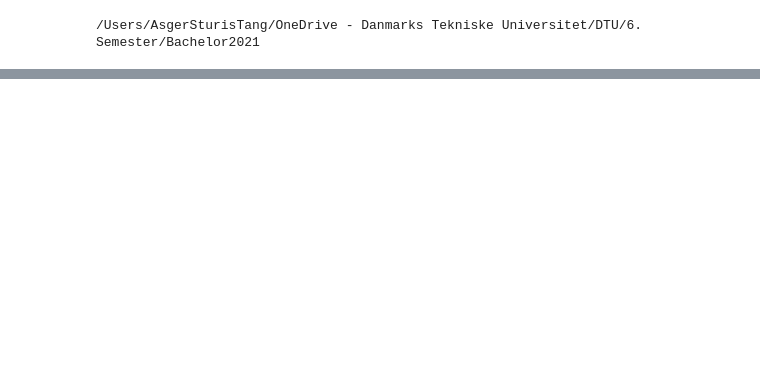
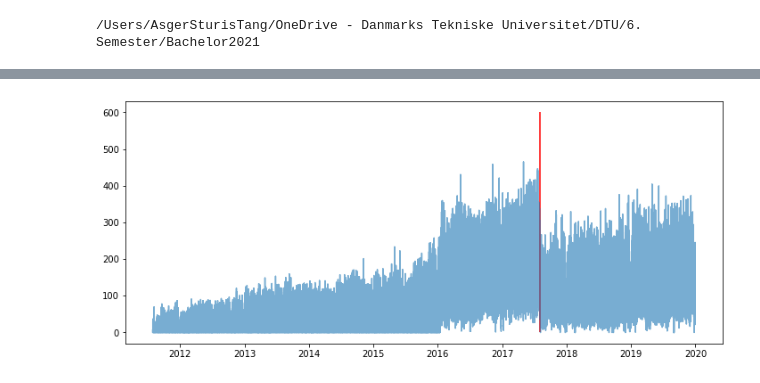
Before and after one commit to Jungar111/Bachelor2021, a Jupyter notebook: Vizualisation/Story.ipynb, the cells around one changed output, grey strips where cells are left out. Cells and saved outputs as stored; diff of their text form; code cells hidden in the pictures; blank space fills up the shorter version.

```diff
--- a/Vizualisation/Story.ipynb
+++ b/Vizualisation/Story.ipynb
@@ -13,3 +15,4 @@ from DataPrep.LagCreation import lags
 # %%
 df = load_data()
 df = df.drop(columns=["Charging Time (mins)","Parking Time (mins)"])
+df = df.sort_index()
@@ -15,0 +62,6 @@ df = df.drop(columns=["Charging Time (mins)","Parking Time (mins)"])
+# %%
+fig = plt.figure(figsize = (12,5))
+plt.plot(df["Energy (kWh)"], alpha = 0.6)
+plt.vlines(df[df["Fee (USD)"] != 0].index[0], 0, 600, color = "red")
+plt.show()
+# %% [output]
@@ -15,0 +72 @@ df = df.drop(columns=["Charging Time (mins)","Parking Time (mins)"])
+[figure, added]
```
Also changed, not shown: parts of 29 cells of this notebook, 10 other files.
